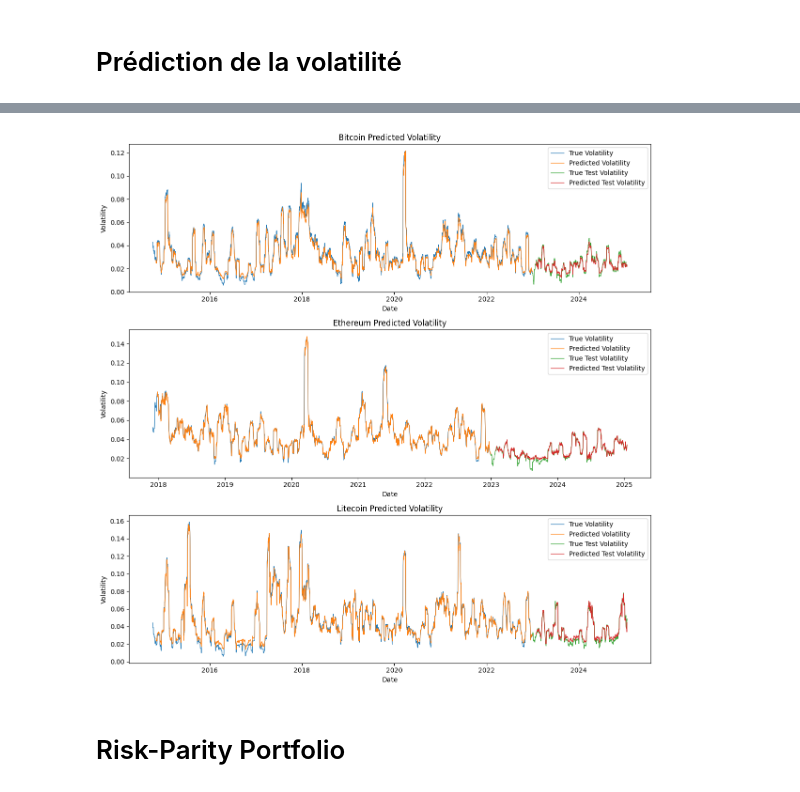
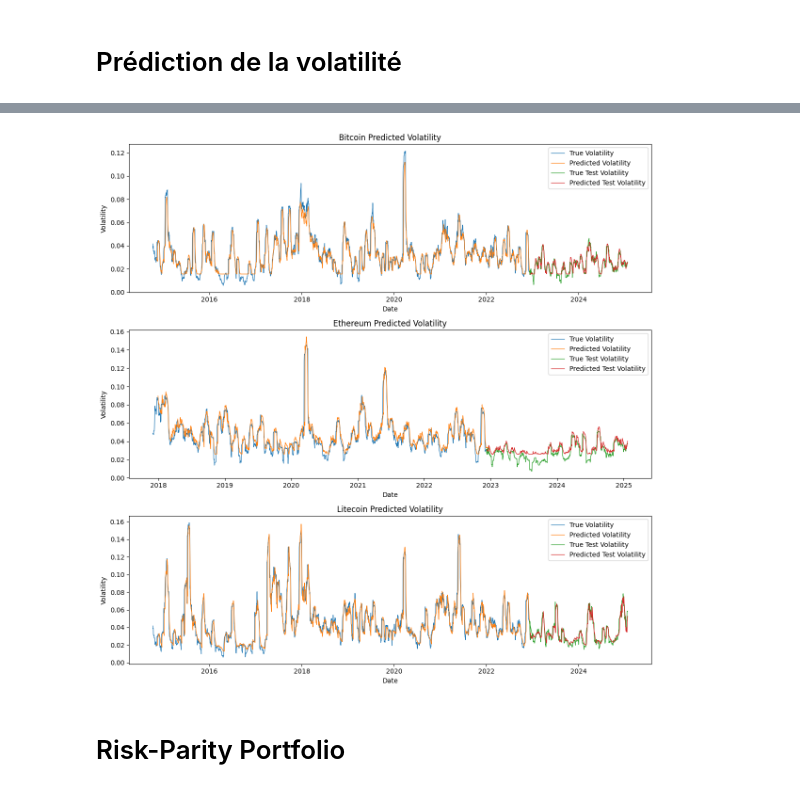
Before and after one commit to emmaebrl/crypto-volatility-lab, a Jupyter notebook: sandbox/all_currencies.ipynb, the cells around one changed output, grey strips where cells are left out. Drawn from its saved outputs; the diff is of its cells as text; code cells hidden in the pictures.

```diff
--- a/sandbox/all_currencies.ipynb
+++ b/sandbox/all_currencies.ipynb
@@ -60,7 +96,7 @@ plt.show()
 # %%
-features_creator_bitcoin = FeaturesCreator(data=bitcoin_data, volatility_column_name = "Volatility", log_returns_column_name="Log Returns")
-features_creator_ethereum = FeaturesCreator(data=ethereum_data, volatility_column_name = "Volatility", log_returns_column_name="Log Returns")
-features_creator_litecoin = FeaturesCreator(data=litecoin_data, volatility_column_name = "Volatility", log_returns_column_name="Log Returns")
+features_creator_bitcoin = FeaturesCreator(data=bitcoin_data)
+features_creator_ethereum = FeaturesCreator(data=ethereum_data)
+features_creator_litecoin = FeaturesCreator(data=litecoin_data)
 
 features_creator_bitcoin.create_all_features()
 features_creator_ethereum.create_all_features()
@@ -71,3 +107,6 @@ ethereum_data = features_creator_ethereum.transformed_data
 litecoin_data = features_creator_litecoin.transformed_data
 
 features = features_creator_bitcoin.features_names
+
+# Exemple de données
+bitcoin_data.head()
@@ -129,16 +229,18 @@ plt.show()
 # %% [markdown]
 # Prédiction de la volatilité
+# %%
+features = features_creator_bitcoin.features_names
 # %%
 # bitcoin model
-bitcoin_pipeline = LSTMGRUPipeline(forecast_horizon=1, epochs=30, batch_size=32, validation_split=0.1, normalize=True)
+bitcoin_pipeline = LSTMGRUPipeline(forecast_horizon=5, epochs=30, batch_size=32, validation_split=0.1, normalize=True)
 bitcoin_model = bitcoin_pipeline.fit(bitcoin_train_data[features].values, bitcoin_train_data["Volatility"].values.astype(np.float64))
 
 # ethereum model
-ethereum_pipeline = TCNNPipeline(forecast_horizon=1, epochs=20, batch_size=32, validation_split=0.1, dropout_rate=0, normalize=True)
+ethereum_pipeline = LSTMGRUPipeline(forecast_horizon=5, epochs=20, batch_size=32, validation_split=0.1, dropout_rate=0, normalize=True)
 ethereum_model= ethereum_pipeline.fit(ethereum_train_data[features].values, ethereum_train_data["Volatility"].values.astype(np.float64))
 
 # litecoin model
-litecoin_pipeline = TCNNPipeline(forecast_horizon=1, epochs=30, batch_size=32, validation_split=0.1, normalize=True)
+litecoin_pipeline = LSTMGRUPipeline(forecast_horizon=5, epochs=30, batch_size=32, validation_split=0.1, normalize=True)
 litecoin_model= litecoin_pipeline.fit(litecoin_train_data[features].values, litecoin_train_data["Volatility"].values.astype(np.float64))
 # %% [output]
 Epoch 1/30
@@ -161,5 +263,19 @@ Validation Loss (MSE from history): 0.0006418118719011545
 # %%
 # Evaluation
+
+# insert data from train for lookback window in the test data
+lookback_window = bitcoin_pipeline.lookback
+bitcoin_test_data = bitcoin_test_data.reset_index(drop=True)
+bitcoin_test_data = pd.concat([bitcoin_train_data.iloc[-lookback_window + 1:], bitcoin_test_data], ignore_index=True)
+
+lookback_window = ethereum_pipeline.lookback
+ethereum_test_data = ethereum_test_data.reset_index(drop=True)
+ethereum_test_data = pd.concat([ethereum_train_data.iloc[-lookback_window + 1:], ethereum_test_data], ignore_index=True)
+
+lookback_window = litecoin_pipeline.lookback
+litecoin_test_data = litecoin_test_data.reset_index(drop=True)
+litecoin_test_data = pd.concat([litecoin_train_data.iloc[-lookback_window + 1:], litecoin_test_data], ignore_index=True)
+
 print("Bitcoin")
 print("Train")
 bitcoin_pipeline.evaluate_metrics(bitcoin_train_data[features].values, bitcoin_train_data["Volatility"].values.astype(np.float64))
@@ -223,7 +347,8 @@ plt.show()
 # %%
 def predict_and_plot(pipeline, train_data, test_data, ax, title):
-    y_pred_train = pipeline.predict(train_data[features].values)
-    y_pred_test = pipeline.predict(test_data[features].values)
+    # keep only t+5 predictions
+    y_pred_train = pipeline.predict(train_data[features].values)[:, 4]
+    y_pred_test = pipeline.predict(test_data[features].values)[:, 4]
 
     ax.plot(train_data["Date"], train_data["Volatility"], label="True Volatility", linewidth=0.9)
     ax.plot(train_data["Date"][-len(y_pred_train):], y_pred_train, label="Predicted Volatility",  linewidth=0.9)
@@ -253,3 +378,3 @@ plt.show()
-[figure, old version]
+[figure, new version]
 # %% [markdown]
 # Risk-Parity Portfolio
```
Also changed, not shown: parts of 23 cells of this notebook, 8 other files.
